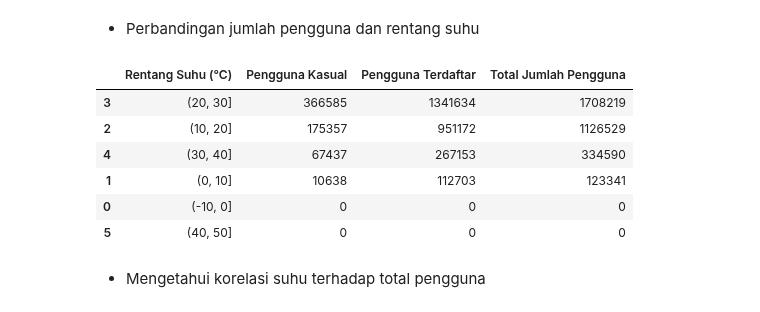
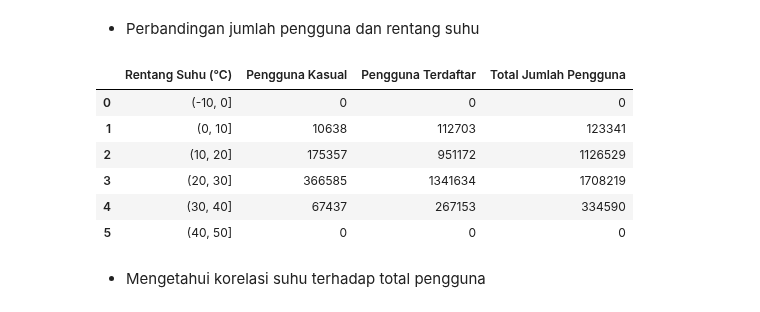
Before and after one commit to richalfajril/proyek-bike-sharing-dataset, a Jupyter notebook: notebook.ipynb, the cells around one changed output. Drawn from its saved outputs; the diff is of its cells as text; code cells hidden in the pictures.

```diff
--- a/notebook.ipynb
+++ b/notebook.ipynb
@@ -573,21 +573,21 @@ day_df.describe(include='all')
 # %%
 suhu_agg = round(day_df.groupby(
     by=pd.cut(day_df['suhu'], bins=[-10, 0, 10, 20, 30, 40, 50])
 , observed=False).agg({
     'kasual': 'sum',
     'terdaftar': 'sum',
     'total': 'sum'
-}), 2).reset_index().sort_values(by='terdaftar', ascending=False)
+}), 2).reset_index().sort_values(by=[], ascending=False)
 
 suhu_agg.columns = ['Rentang Suhu (°C)', 'Pengguna Kasual', 'Pengguna Terdaftar', 'Total Jumlah Pengguna']
 suhu_agg
 # %% [output]
 |  | Rentang Suhu (°C) | Pengguna Kasual | Pengguna Terdaftar | Total Jumlah Pengguna |
+| 0 | (-10, 0] | 0 | 0 | 0 |
+| 1 | (0, 10] | 10638 | 112703 | 123341 |
+| 2 | (10, 20] | 175357 | 951172 | 1126529 |
 | 3 | (20, 30] | 366585 | 1341634 | 1708219 |
-| 2 | (10, 20] | 175357 | 951172 | 1126529 |
 | 4 | (30, 40] | 67437 | 267153 | 334590 |
-| 1 | (0, 10] | 10638 | 112703 | 123341 |
-| 0 | (-10, 0] | 0 | 0 | 0 |
 | 5 | (40, 50] | 0 | 0 | 0 |
 # %% [markdown]
 - Mengetahui korelasi suhu terhadap total pengguna
```
Also changed, not shown: parts of 1 cell of this notebook, 1 other file.
